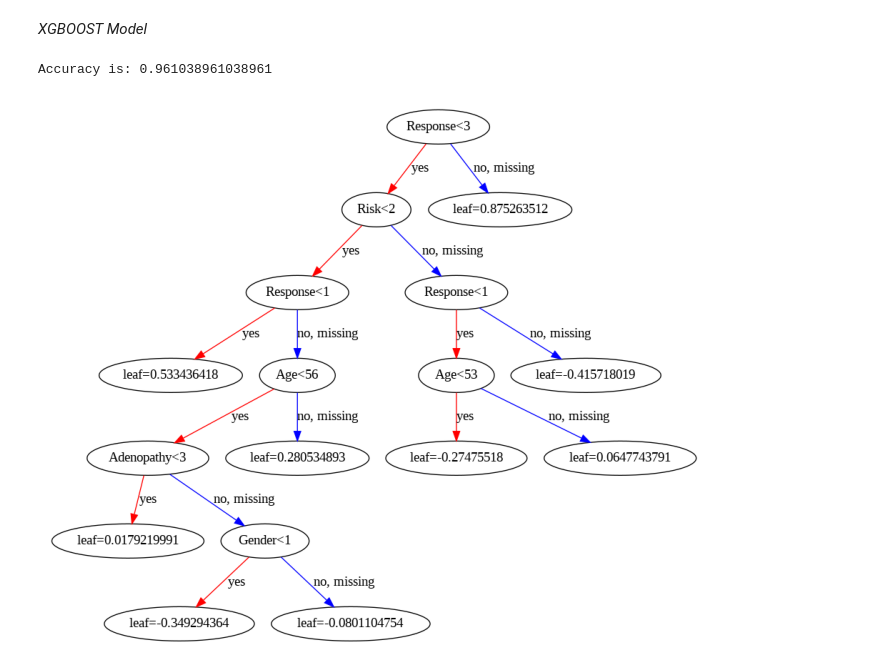
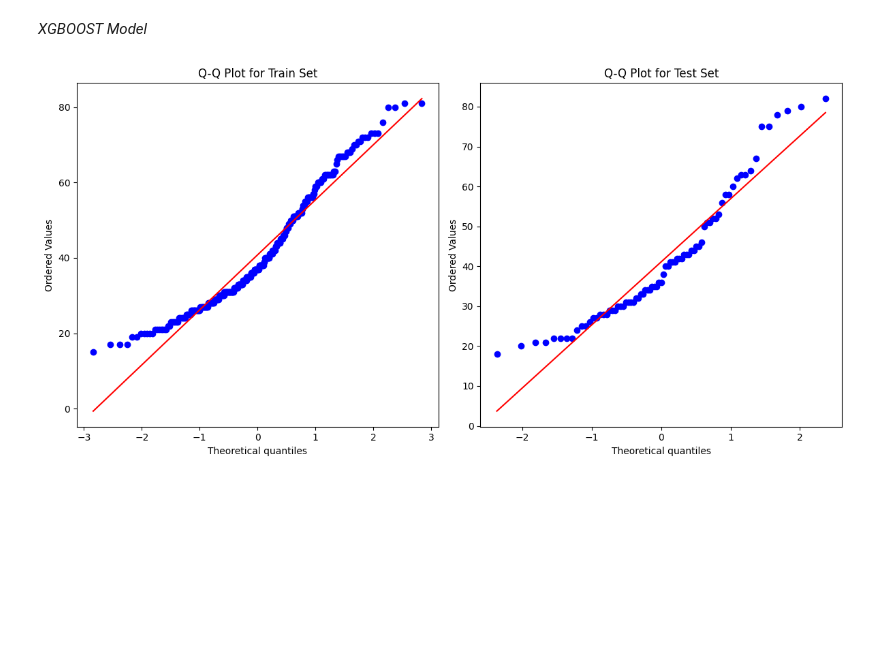
Before and after one commit to CEitanC/TDS, a Jupyter notebook: Second_Submission.ipynb, the cells around one changed output. Drawn from its saved outputs; the diff is of its cells as text; code cells hidden in the pictures; blank space fills up the shorter version.

```diff
--- a/Second_Submission.ipynb
+++ b/Second_Submission.ipynb
@@ -342,18 +291,35 @@ for feature in X.select_dtypes(include=['object']).columns:
     X[feature] = label_encoders[feature].fit_transform(X[feature])
 y = y.replace({'Yes': 1, 'No': 0})
 
-X_train, X_test, y_train, y_test = train_test_split(X, y, test_size=0.2)
-model = xgb.XGBClassifier()
-model.fit(X_train, y_train)
-
-y_pred = model.predict(X_test)
-
-accuracy = accuracy_score(y_test, y_pred)
-print("Accuracy is:", accuracy)
-
-#an example for a tree
-plot_tree(model, num_trees=0, ax=plt.figure(figsize=(12, 7)).add_subplot())
-plt.show()
+X_train, X_test, y_train, y_test = train_test_split(X, y, test_size=0.2, random_state=0)
-# %% [output]
-Accuracy is: 0.961038961038961
-[figure, removed]
+# %%
+import scipy.stats as stats
+
+import scipy.stats as stats
+
+# Calculate quantiles for normal distribution
+train_quantiles = np.linspace(0, 1, len(X_train))
+test_quantiles = np.linspace(0, 1, len(X_test))
+
+# Get quantiles for actual data
+train_quantile_values = np.quantile(X_train['Age'], train_quantiles)
+test_quantile_values = np.quantile(X_test['Age'], test_quantiles)
+
+# Create Q-Q plots
+plt.figure(figsize=(12, 6))
+plt.subplot(1, 2, 1)
+stats.probplot(X_train['Age'], dist="norm", plot=plt)
+plt.title('Q-Q Plot for Train Set')
+plt.xlabel('Theoretical quantiles')
+plt.ylabel('Ordered Values')
+
+plt.subplot(1, 2, 2)
+stats.probplot(X_test['Age'], dist="norm", plot=plt)
+plt.title('Q-Q Plot for Test Set')
+plt.xlabel('Theoretical quantiles')
+plt.ylabel('Ordered Values')
+
+plt.tight_layout()
+plt.show()
+# %% [output]
+[figure, added]
```
Also changed, not shown: parts of 23 cells of this notebook.
